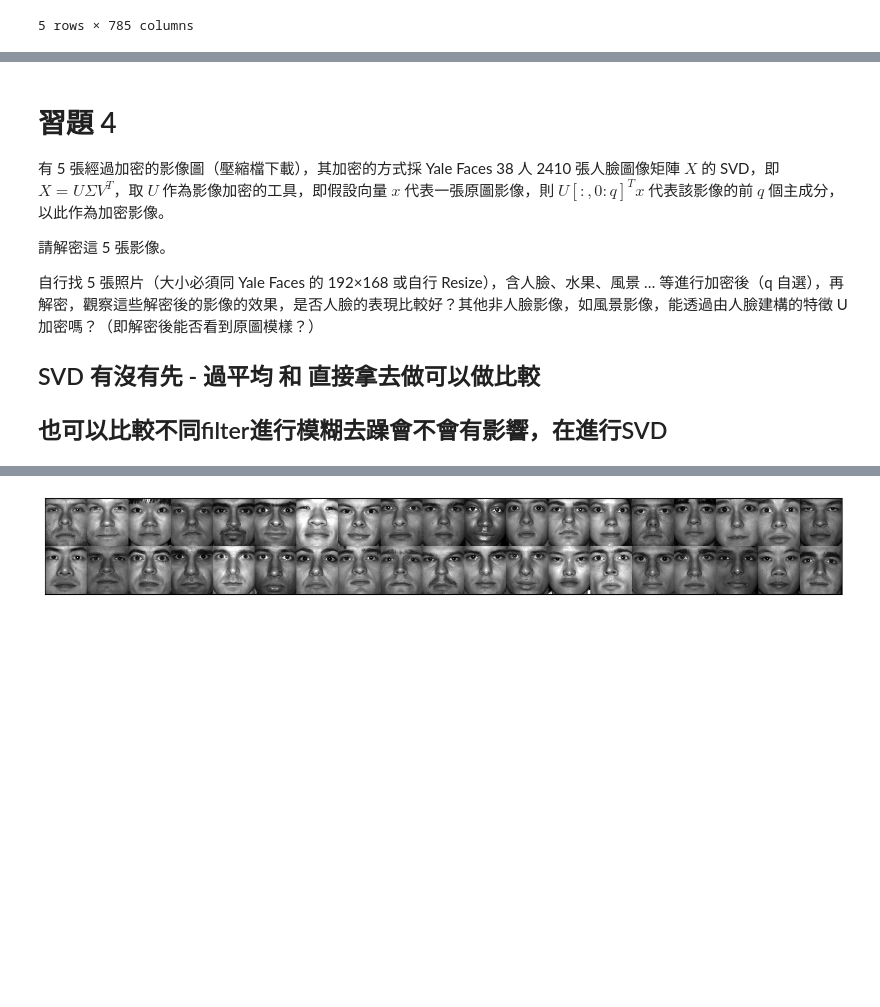
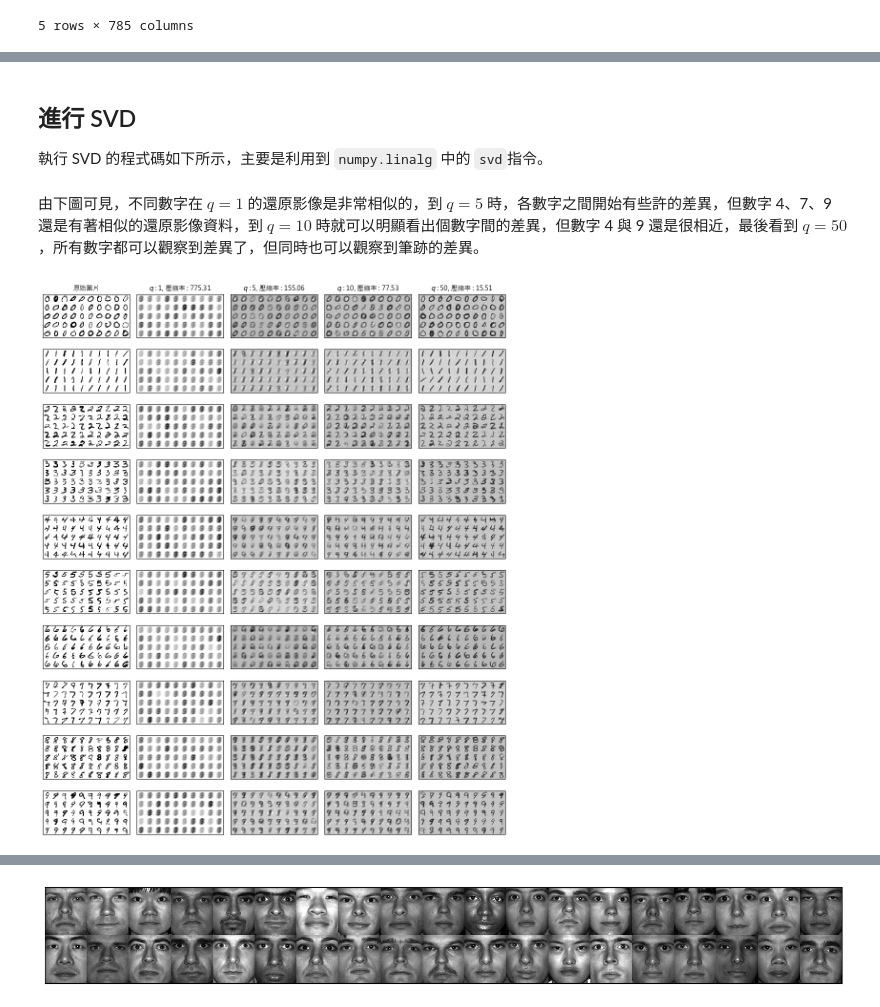
Before and after one commit to amy10202808/1112ShallowMachineLearning, a Jupyter notebook: hw2SVD_Image/hw2_711133117_陳怡升_PCA_SVD_in_Image.ipynb, the cells around one changed output, grey strips where cells are left out. Saved outputs shown, nothing was run; the diff lists cells and outputs as text; code cells hidden in the pictures; blank space fills up the shorter version.

```diff
--- a/hw2SVD_Image/hw2_711133117_陳怡升_PCA_SVD_in_Image.ipynb
+++ b/hw2SVD_Image/hw2_711133117_陳怡升_PCA_SVD_in_Image.ipynb
@@ -282,19 +300,40 @@ plt.show()
-# %% [markdown]
-# 習題 4
-有 5 張經過加密的影像圖（壓縮檔下載），其加密的方式採 Yale Faces 38 人 2410 張人臉圖像矩陣 $X$ 的 SVD，即 $X = U\Sigma V^T$，取 $U$ 作為影像加密的工具，即假設向量 $x$ 代表一張原圖影像，則 $U[:, 0:q]^T x$ 代表該影像的前 $q$ 個主成分，以此作為加密影像。
-
-請解密這 5 張影像。
-
-自行找 5 張照片（大小必須同 Yale Faces 的 192×168 或自行 Resize），含人臉、水果、風景 … 等進行加密後（q 自選），再解密，觀察這些解密後的影像的效果，是否人臉的表現比較好？其他非人臉影像，如風景影像，能透過由人臉建構的特徵 U 加密嗎？（即解密後能否看到原圖模樣？）
-
-## SVD 有沒有先 - 過平均 和 直接拿去做可以做比較
-## 也可以比較不同filter進行模糊去躁會不會有影響，在進行SVD
-# %%
-def montage(A, m, n, sz):
-    if type(A)==pd.core.frame.DataFrame:
-        A = np.array(A)
-    M = np.zeros((m*sz[0], n*sz[1])) # montage image
-    for i in range(0,m):
-        for j in range(0,n):
-            M[i*sz[0]:(i+1)*sz[0], j*sz[1]:(j+1)*sz[1]] = A[i*n+j,:].reshape(sz[0], sz[1])
-    return M
+# %% [markdown]
+## 進行 SVD
+執行 SVD 的程式碼如下所示，主要是利用到 `numpy.linalg` 中的 `svd`指令。
+# %%
+U, S, VT = np.linalg.svd(X.T, full_matrices=False)
+S = np.diag(S)
+# %% [markdown]
+由下圖可見，不同數字在 $q=1$ 的還原影像是非常相似的，到 $q=5$ 時，各數字之間開始有些許的差異，但數字 4、7、9 還是有著相似的還原影像資料，到 $q=10$ 時就可以明顯看出個數字間的差異，但數字 4 與 9 還是很相近，最後看到 $q=50$，所有數字都可以觀察到差異了，但同時也可以觀察到筆跡的差異。
+# %%
+m = 5; n = 10
+fig, axs = plt.subplots(10, 5, figsize=(10,12), sharex=True)
+p, N = X.T.shape
+for e_q, q in enumerate([0, 1, 5, 10, 50]):
+    if q==0:
+        X_q = np.array(X)
+        title = "原始圖片"
+    else:
+        # 還原影像，計算壓縮率
+        X_q = U[:,:q] @ S[:q,:q] @ VT[:q,:]
+        X_q = X_q.T
+        compress = np.round((p*N)/(q*(p+N + 1)),2)
+        ratio = np.round(np.diagonal(S)[:q].sum()*100/np.diagonal(S).sum(),2)
+        title = r"$q$ : {}, 壓縮率 : {}".format(q, compress)
+
+    # 顯示原始的圖片
+    for e, num in enumerate(set(df['anser'])):
+        sample_idx = df.index[df['anser']==num]
+        want_idx = np.random.choice(sample_idx, replace=False, size=m*n)
+
+        A = X_q[want_idx,:]
+        M = montage(A, m, n, sz)
+        ax = axs[e, e_q]
+        ax.imshow(M, cmap=plt.cm.gray_r , interpolation='nearest')
+        ax.set_xticks([]), ax.set_yticks([]),
+        if e==0:
+            ax.set_title(title, fontname="Microsoft JhengHei", fontsize=10)
+plt.tight_layout()
+plt.show()
+# %% [output]
+[figure, added]
```
Also changed, not shown: parts of 68 cells of this notebook, 1 other file.
